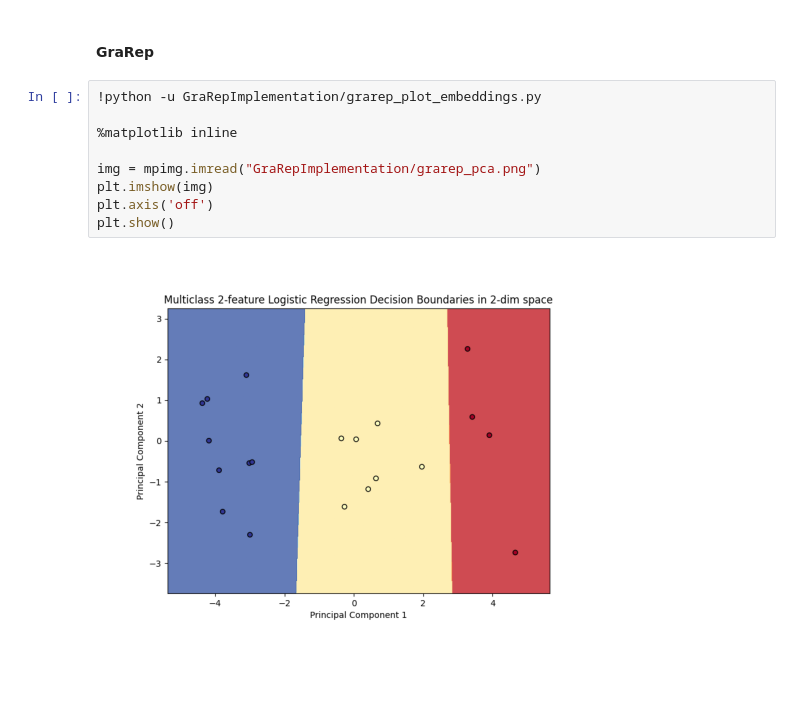
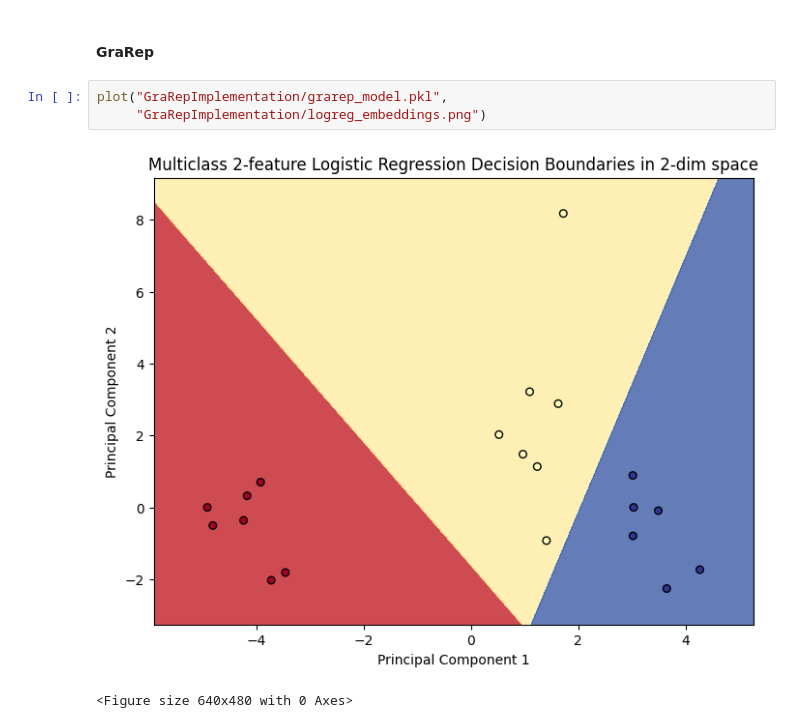
Before and after one commit to matthiaszelleke/NodeEmbeddingMethods, a Jupyter notebook: example_classification.ipynb, the cells around one changed output. Saved outputs shown, nothing was run; the diff lists cells and outputs as text; blank space fills up the shorter version.

Commit message:
finish parametrizing the functions for making plots of embeddings

```diff
--- a/example_classification.ipynb
+++ b/example_classification.ipynb
@@ -358,13 +353,8 @@ plt.show()
 # %% [markdown]
 #### GraRep
 # %%
-!python -u GraRepImplementation/grarep_plot_embeddings.py
-
-%matplotlib inline
-
-img = mpimg.imread("GraRepImplementation/grarep_pca.png")
-plt.imshow(img)
-plt.axis('off')
-plt.show()
+plot("GraRepImplementation/grarep_model.pkl",
+     "GraRepImplementation/logreg_embeddings.png")
 # %% [output]
-[figure, old version]
+[figure, new version]
+<Figure size 640x480 with 0 Axes>
```
Also changed, not shown: parts of 17 cells of this notebook, 13 other files.
